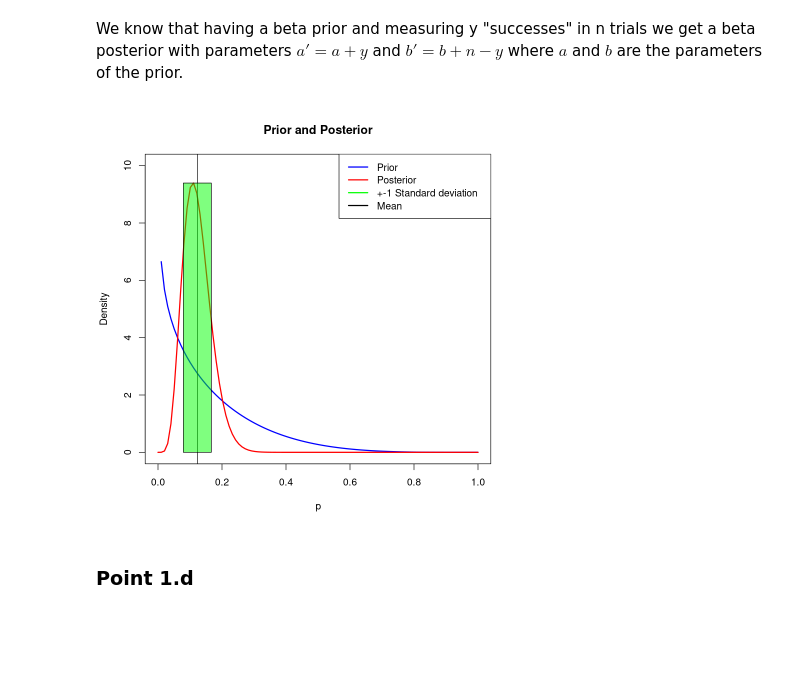
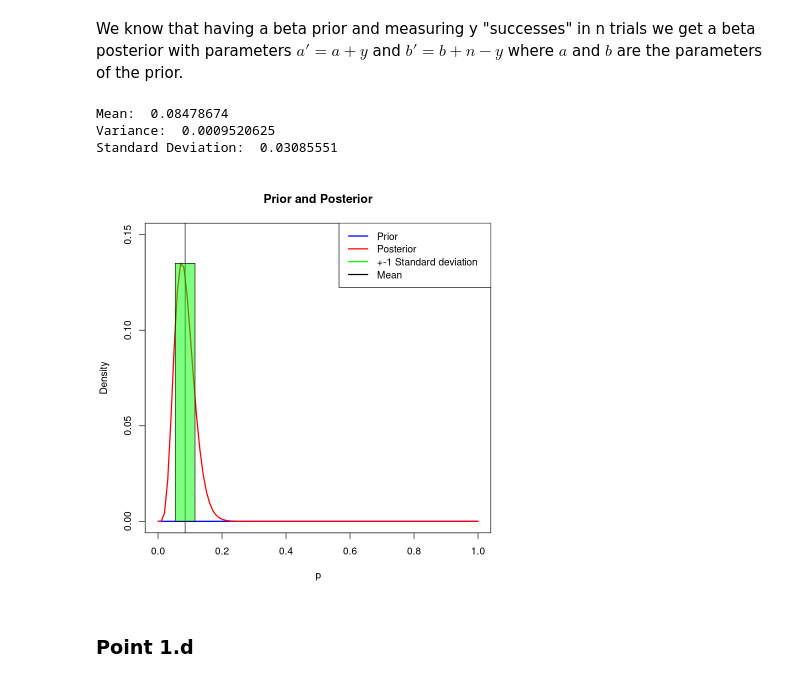
Before and after one commit to FedericoBraidi/ASPA, a Jupyter notebook: lab4/Federico_Braidi_Rlab04.ipynb, the cells around one changed output. Cells and saved outputs as stored; diff of their text form; code cells hidden in the pictures; blank space fills up the shorter version.

```diff
--- a/lab4/Federico_Braidi_Rlab04.ipynb
+++ b/lab4/Federico_Braidi_Rlab04.ipynb
@@ -42,31 +42,37 @@ We know that having a beta prior and measuring y "successes" in n trials we get
 # %%
 mean_prior <- 0.15
 sd_prior <- 0.14
 p <- seq(0, 1, length.out = 100)
 
 var_prior <- sd_prior^2
 alpha_prior <- ((1 - mean_prior) / var_prior - 1 / mean_prior) * mean_prior^2
 beta_prior <- alpha_prior * (1 / mean_prior - 1)
 
 alpha_post <- alpha_prior + y
 beta_post <- beta_prior + n - y
 
-prior <- dbeta(p, alpha_prior, beta_prior)
-posterior <- dbeta(p, alpha_post, beta_post)
+prior <- dbeta(p, alpha_prior, beta_prior)/sum(dbeta(p, alpha_prior, beta_prior))
+posterior <- dbeta(p, alpha_post, beta_post)/sum(dbeta(p, alpha_post, beta_post))
 
 posterior_mean <- alpha_post / (alpha_post + beta_post)
 posterior_var <- (alpha_post * beta_post) / ((alpha_post + beta_post)^2 * (alpha_post + beta_post + 1))
 posterior_std <- sqrt(posterior_var)
 
 #plotting prior and posterior
-plot(p, prior, type = "l", col = "blue", lwd = 2, xlab = "p", ylab = "Density", main = "Prior and Posterior",ylim = c(0, 10))
+plot(p, prior, type = "l", col = "blue", lwd = 2, xlab = "p", ylab = "Density", main = "Prior and Posterior",ylim = c(0, 0.15))
 lines(p, posterior, col = "red", lwd = 2)
 abline(v=posterior_mean,col="black")
 rect(xleft = posterior_mean-posterior_std,xright = posterior_mean+posterior_std,ybottom = 0,ytop = max(posterior) ,col=rgb(0,1.,0,alpha=0.5))
 
 legend("topright", legend = c("Prior", "Posterior","+-1 Standard deviation","Mean"), col = c("blue", "red","green","black"), lwd = 2)
+cat("\nMean: ",posterior_mean)
+cat("\nVariance: ",posterior_var)
+cat("\nStandard Deviation: ",posterior_std)
 # %% [output]
+Mean:  0.08478674
+Variance:  0.0009520625
+Standard Deviation:  0.03085551
-[figure, old version]
+[figure, new version]
 # %% [markdown]
 ### Point 1.d
 # %%
```
Also changed, not shown: parts of 11 cells of this notebook, 2 other files.
